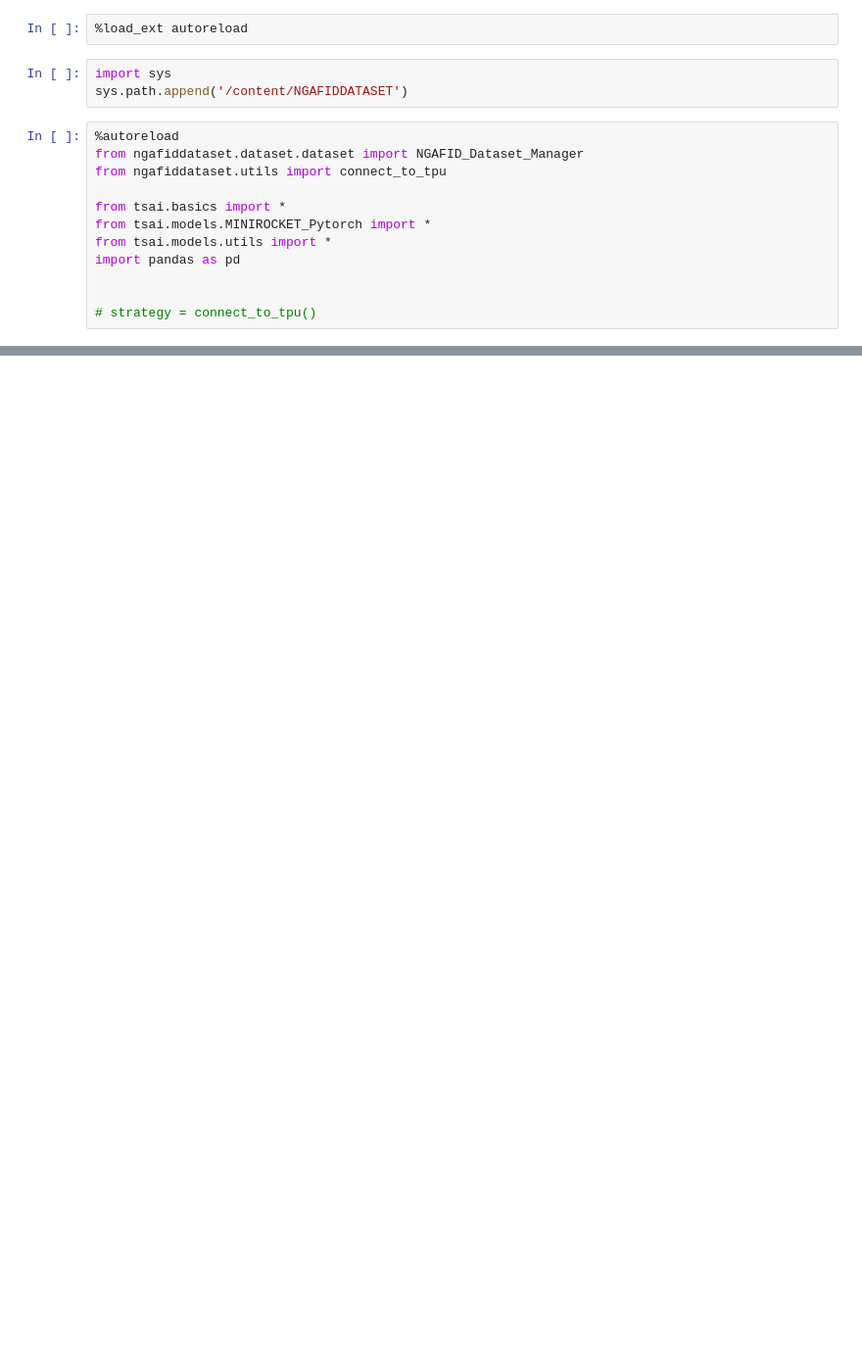
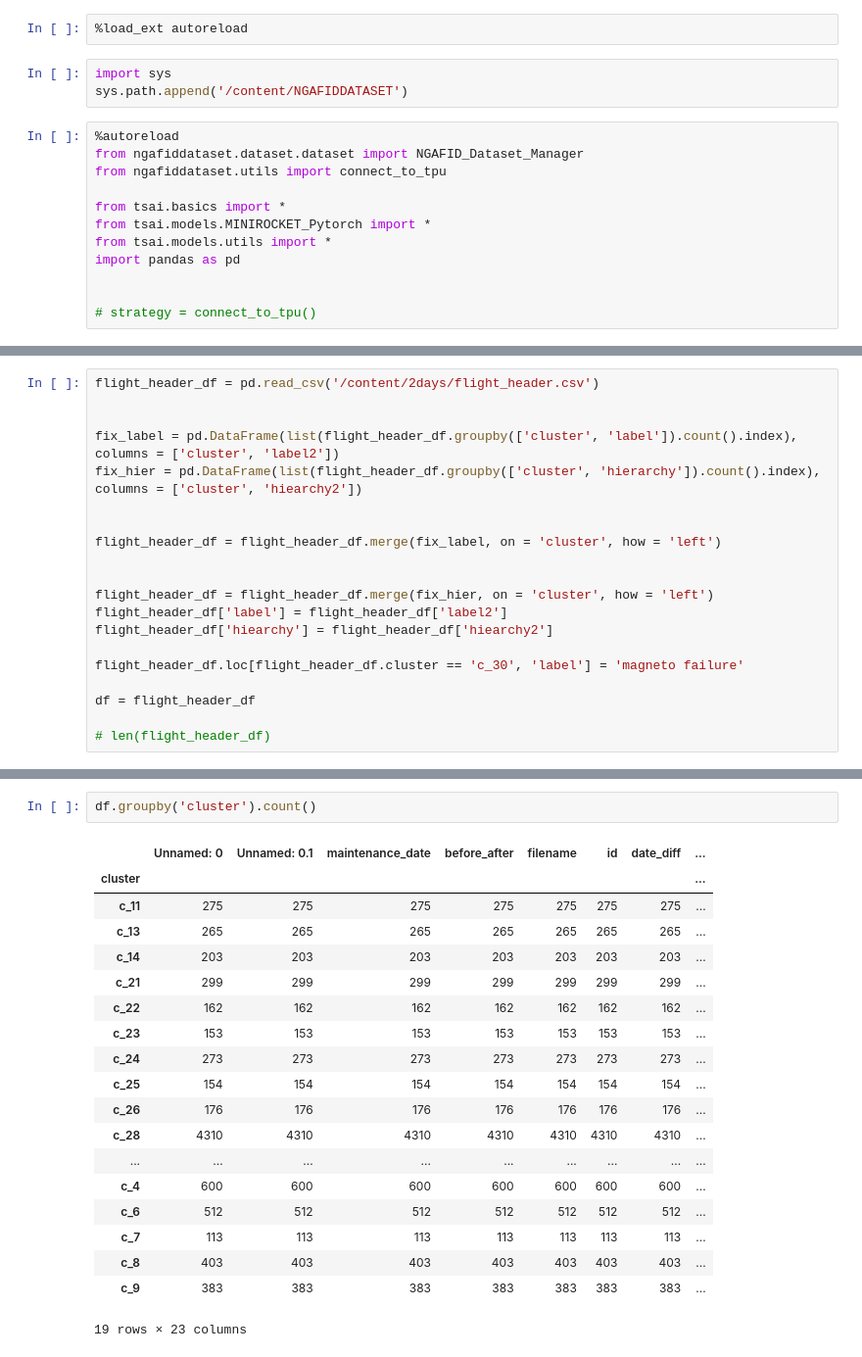
Before and after one commit to hyang0129/NGAFIDDATASET, a Jupyter notebook: NGAFID_DATASET_MINIROCKET_EXAMPLE.ipynb, the cells around one changed output, grey strips where cells are left out. Shown at 98% size. Cells and saved outputs as stored; diff of their text form; blank space fills up the shorter version.

```diff
--- a/NGAFID_DATASET_MINIROCKET_EXAMPLE.ipynb
+++ b/NGAFID_DATASET_MINIROCKET_EXAMPLE.ipynb
@@ -40,0 +55,20 @@ dm.data_dict =  dm.construct_data_dictionary(numpy=True)
+# %%
+flight_header_df = pd.read_csv('/content/2days/flight_header.csv')
+
+
+fix_label = pd.DataFrame(list(flight_header_df.groupby(['cluster', 'label']).count().index), columns = ['cluster', 'label2'])
+fix_hier = pd.DataFrame(list(flight_header_df.groupby(['cluster', 'hierarchy']).count().index), columns = ['cluster', 'hiearchy2'])
+
+
+flight_header_df = flight_header_df.merge(fix_label, on = 'cluster', how = 'left')
+
+
+flight_header_df = flight_header_df.merge(fix_hier, on = 'cluster', how = 'left')
+flight_header_df['label'] = flight_header_df['label2']
+flight_header_df['hiearchy'] = flight_header_df['hiearchy2']
+
+flight_header_df.loc[flight_header_df.cluster == 'c_30', 'label'] = 'magneto failure'
+
+df = flight_header_df
+
+# len(flight_header_df)
@@ -123,0 +165,22 @@ learn.fit_one_cycle(200, 2.5e-4)
+# %%
+df.groupby('cluster').count()
+# %% [output]
+|  | Unnamed: 0 | Unnamed: 0.1 | maintenance_date | before_after | filename | id | date_diff | ... |
+| cluster |  |  |  |  |  |  |  | ... |
+| c_11 | 275 | 275 | 275 | 275 | 275 | 275 | 275 | ... |
+| c_13 | 265 | 265 | 265 | 265 | 265 | 265 | 265 | ... |
+| c_14 | 203 | 203 | 203 | 203 | 203 | 203 | 203 | ... |
+| c_21 | 299 | 299 | 299 | 299 | 299 | 299 | 299 | ... |
+| c_22 | 162 | 162 | 162 | 162 | 162 | 162 | 162 | ... |
+| c_23 | 153 | 153 | 153 | 153 | 153 | 153 | 153 | ... |
+| c_24 | 273 | 273 | 273 | 273 | 273 | 273 | 273 | ... |
+| c_25 | 154 | 154 | 154 | 154 | 154 | 154 | 154 | ... |
+| c_26 | 176 | 176 | 176 | 176 | 176 | 176 | 176 | ... |
+| c_28 | 4310 | 4310 | 4310 | 4310 | 4310 | 4310 | 4310 | ... |
+| ... | ... | ... | ... | ... | ... | ... | ... | ... |
+| c_4 | 600 | 600 | 600 | 600 | 600 | 600 | 600 | ... |
+| c_6 | 512 | 512 | 512 | 512 | 512 | 512 | 512 | ... |
+| c_7 | 113 | 113 | 113 | 113 | 113 | 113 | 113 | ... |
+| c_8 | 403 | 403 | 403 | 403 | 403 | 403 | 403 | ... |
+| c_9 | 383 | 383 | 383 | 383 | 383 | 383 | 383 | ... |
+19 rows × 23 columns
```
Also changed, not shown: parts of 24 cells of this notebook.
